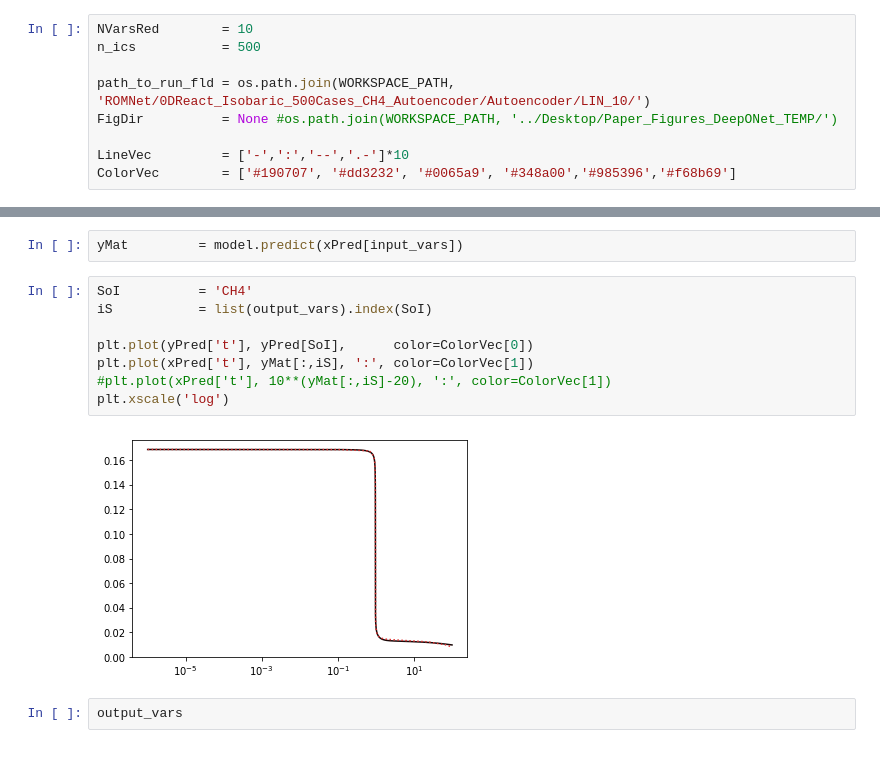
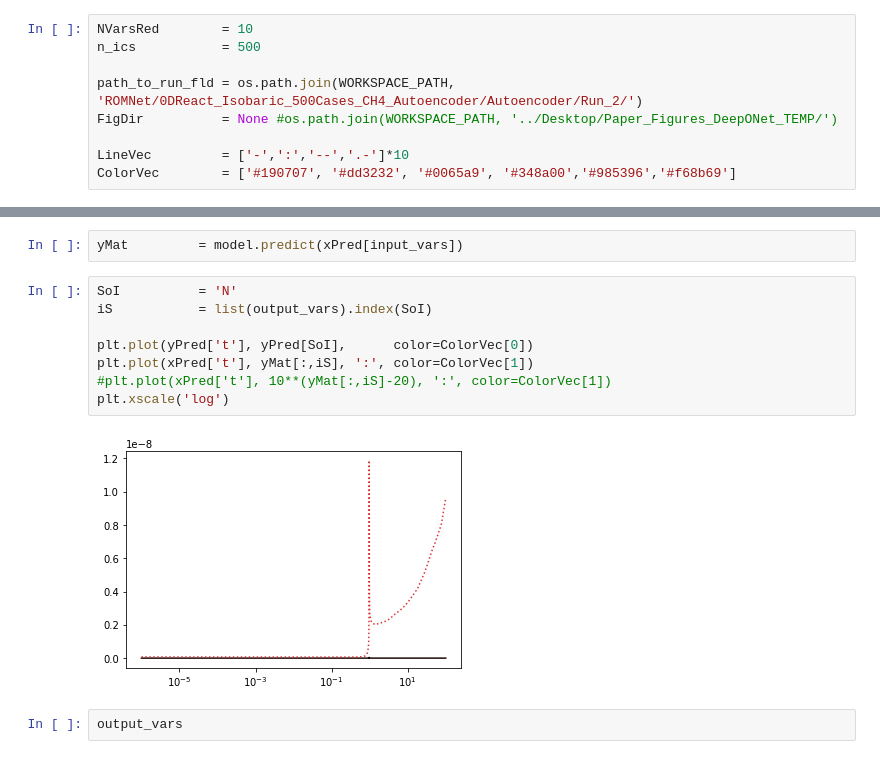
Before and after one commit to sandialabs/romnet, a Jupyter notebook: scripts/postprocessing/0DReactor/Autoencoder/Predict_Autoencoder.ipynb, the cells around one changed output, grey strips where cells are left out. Saved outputs shown, nothing was run; the diff lists cells and outputs as text.

Commit message:
Added Autoencoders

```diff
--- a/scripts/postprocessing/0DReactor/Autoencoder/Predict_Autoencoder.ipynb
+++ b/scripts/postprocessing/0DReactor/Autoencoder/Predict_Autoencoder.ipynb
@@ -47,7 +47,7 @@ Missing colon in file PosixPath('/Users/sventur/.matplotlib/stylelib/paper_2colu
 NVarsRed        = 10
 n_ics           = 500
 
-path_to_run_fld = os.path.join(WORKSPACE_PATH, 'ROMNet/0DReact_Isobaric_500Cases_CH4_Autoencoder/Autoencoder/LIN_10/')
+path_to_run_fld = os.path.join(WORKSPACE_PATH, 'ROMNet/0DReact_Isobaric_500Cases_CH4_Autoencoder/Autoencoder/Run_2/')
 FigDir          = None #os.path.join(WORKSPACE_PATH, '../Desktop/Paper_Figures_DeepONet_TEMP/')
 
 LineVec         = ['-',':','--','.-']*10
@@ -239,15 +239,15 @@ yPred       = pd.read_csv(FileName, delimiter=',')
 # %%
 yMat         = model.predict(xPred[input_vars])
 # %%
-SoI          = 'CH4'
+SoI          = 'N'
 iS           = list(output_vars).index(SoI)
 
 plt.plot(yPred['t'], yPred[SoI],      color=ColorVec[0])
 plt.plot(xPred['t'], yMat[:,iS], ':', color=ColorVec[1])
 #plt.plot(xPred['t'], 10**(yMat[:,iS]-20), ':', color=ColorVec[1])
 plt.xscale('log')
 # %% [output]
-[figure, old version]
+[figure, new version]
 # %%
 output_vars
 # %% [output]
```
Also changed, not shown: parts of 4 cells of this notebook, 7 other files.
